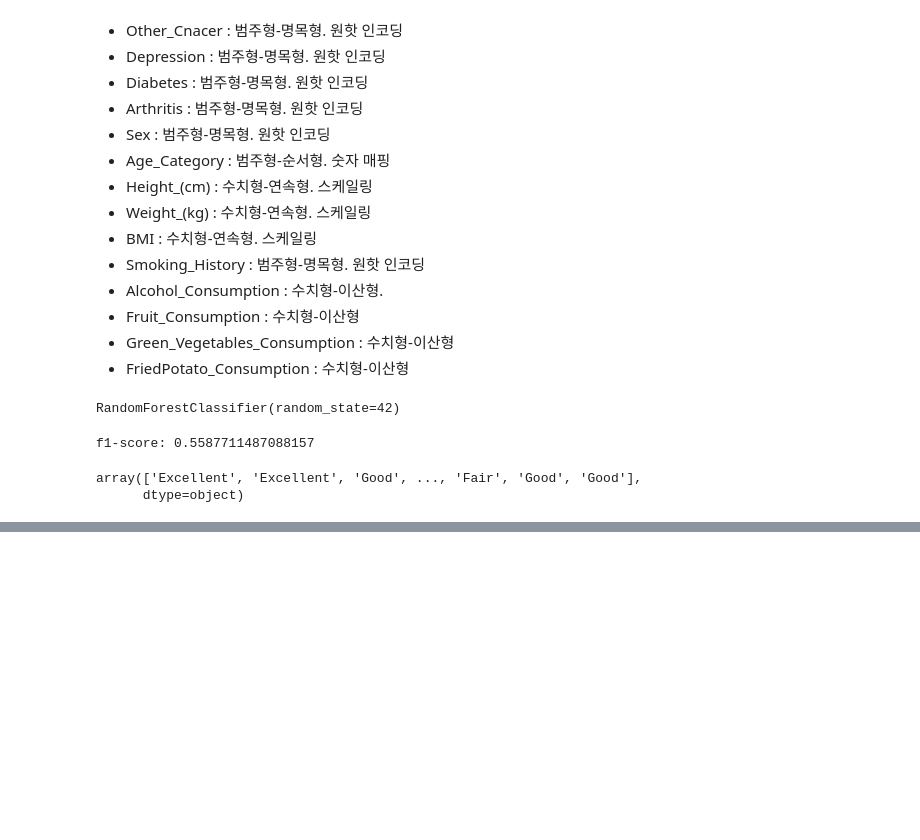
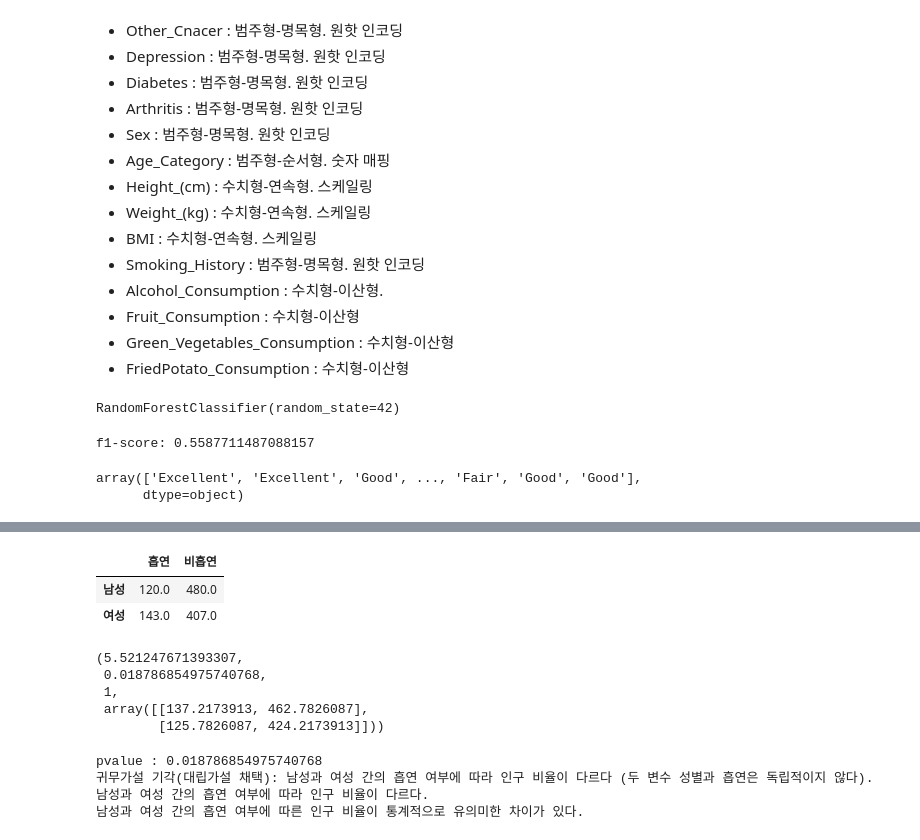
Before and after one commit to wonyeongdeok/exam-prep, a Jupyter notebook: 빅데이터분석기사/DataManim/6회 기출 변형.ipynb, the cells around one changed output, grey strips where cells are left out. Saved outputs shown, nothing was run; the diff lists cells and outputs as text; code cells hidden in the pictures; blank space fills up the shorter version.

```diff
--- a/빅데이터분석기사/DataManim/6회 기출 변형.ipynb
+++ b/빅데이터분석기사/DataManim/6회 기출 변형.ipynb
@@ -349,0 +355,9 @@ df.head()
+# %%
+men = 600
+women = 550
+# %%
+men_smoke = men * 0.2
+men_no_smoke = men * (1 - 0.2)
+# %%
+women_smoke = women * 0.26
+women_no_smoke = women * (1 - 0.26)
@@ -349,0 +367,9 @@ df.head()
+# %%
+df = pd.DataFrame({'흡연': [men_smoke, women_smoke],
+              '비흡연': [men_no_smoke, women_no_smoke]}, index=['남성', '여성'])
+# %%
+df
+# %% [output]
+|  | 흡연 | 비흡연 |
+| 남성 | 120.0 | 480.0 |
+| 여성 | 143.0 | 407.0 |
@@ -349,0 +381,8 @@ df.head()
+# %%
+chi2_contingency(df)
+# %% [output]
+(5.521247671393307,
+ 0.018786854975740768,
+ 1,
+ array([[137.2173913, 462.7826087],
+        [125.7826087, 424.2173913]]))
@@ -349,0 +391,15 @@ df.head()
+# %%
+print('pvalue :', p_value)
+if p_value < alpha:
+    print('귀무가설 기각(대립가설 채택): 남성과 여성 간의 흡연 여부에 따라 인구 비율이 다르다 (두 변수 성별과 흡연은 독립적이지 않다).')
+    print('남성과 여성 간의 흡연 여부에 따라 인구 비율이 다르다.')
+    print('남성과 여성 간의 흡연 여부에 따른 인구 비율이 통계적으로 유의미한 차이가 있다.')
+else:
+    print('귀무가설 채택(대립가설 기각): 남성과 여성의 흡연 비율이 다르지 않다 (두 변수 성별과 흡연은 독립적이다).')
+    print('남성과 여성 간의 흡연 여부에 따라 인구 비율이 다르지 않다.')
+    print('남성과 여성 간의 흡엽 여부에 따른 인구 비율이 통계적으로 유의미한 차이는 발견하지 못했다.')
+# %% [output]
+pvalue : 0.018786854975740768
+귀무가설 기각(대립가설 채택): 남성과 여성 간의 흡연 여부에 따라 인구 비율이 다르다 (두 변수 성별과 흡연은 독립적이지 않다).
+남성과 여성 간의 흡연 여부에 따라 인구 비율이 다르다.
+남성과 여성 간의 흡연 여부에 따른 인구 비율이 통계적으로 유의미한 차이가 있다.
```
Also changed, not shown: parts of 23 cells of this notebook, 4 other files.
